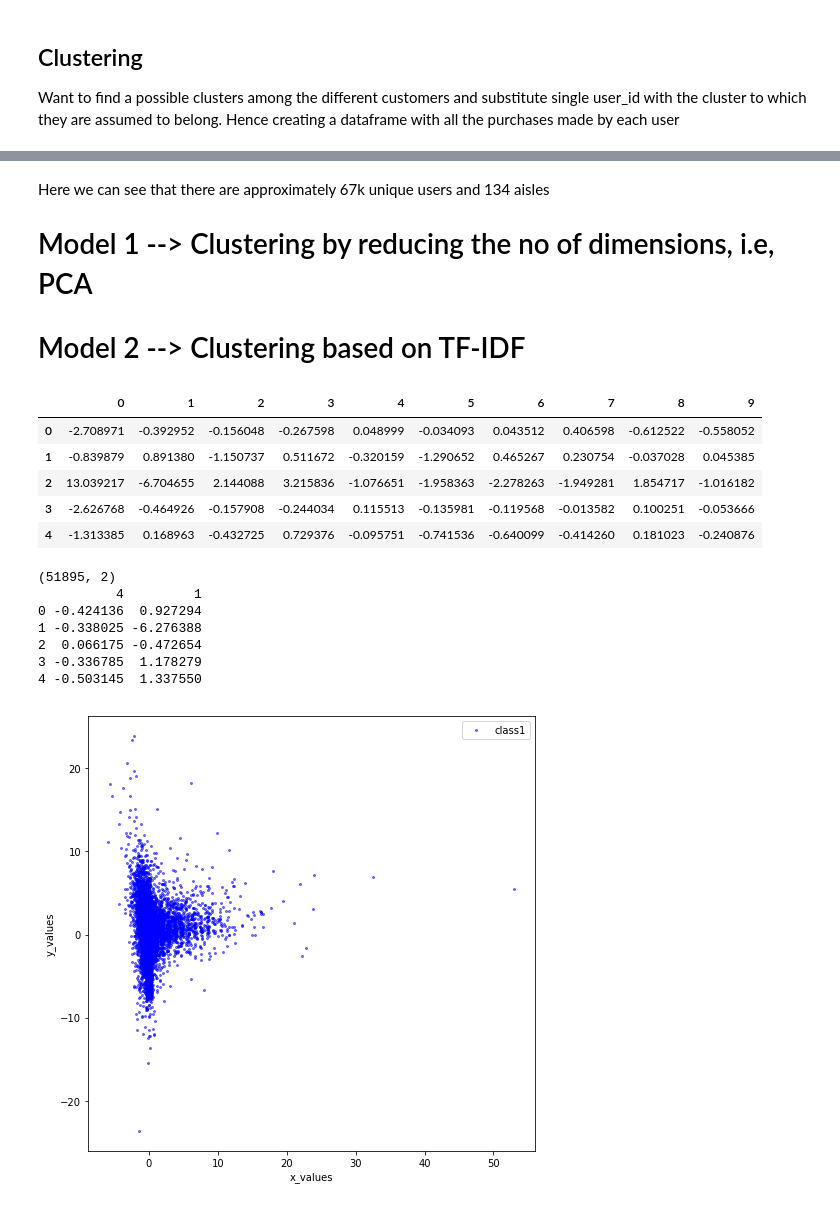
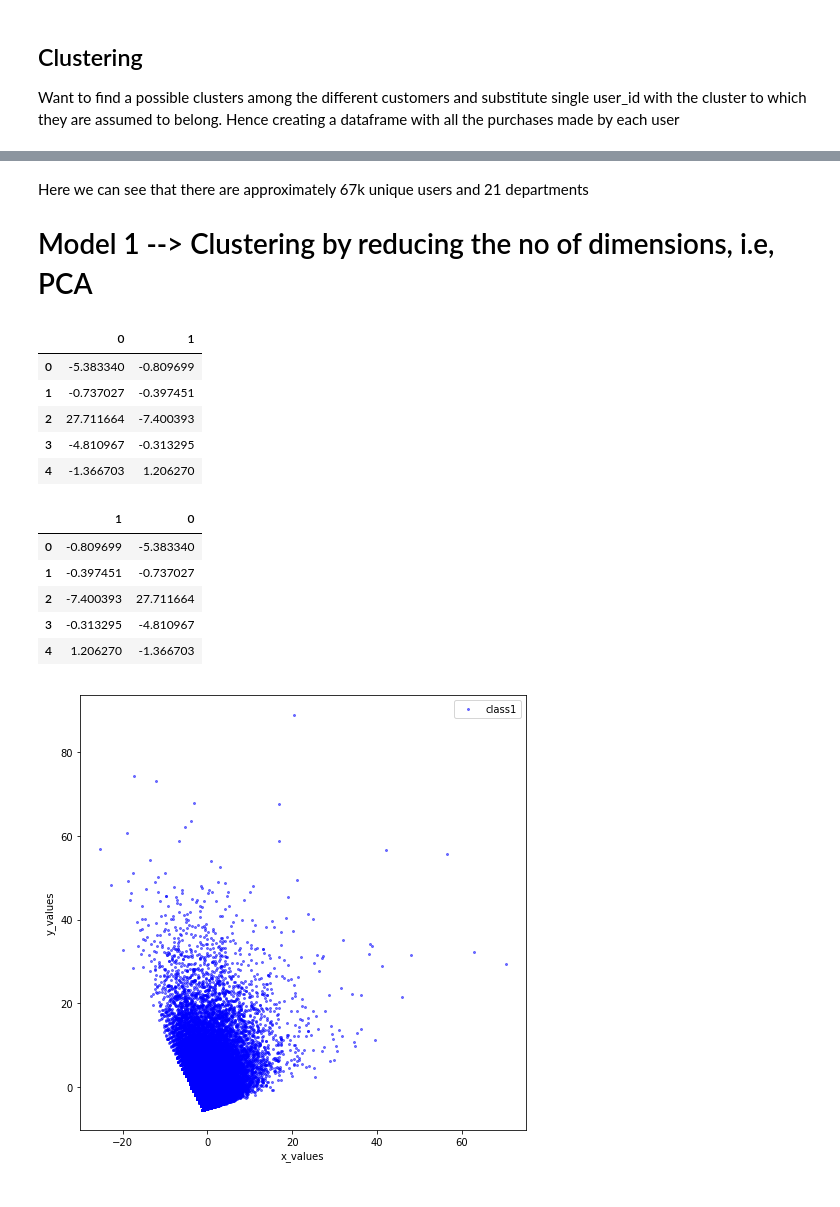
Before and after one commit to OmkarMetri/Instacart-Market-Basket-Analysis, a Jupyter notebook: Customer_segmentation.ipynb, the cells around one changed output, grey strips where cells are left out. Drawn from its saved outputs; the diff is of its cells as text; code cells hidden in the pictures.

Commit message:
Model-1
Customer segmentation by reducing the no of dimensions, i.e, PCA and then K-Means clustering

```diff
--- a/Customer_segmentation.ipynb
+++ b/Customer_segmentation.ipynb
@@ -70,6 +85,7 @@ new_prior.head()
 final_df = pd.merge(new_prior,products, on = ['product_id','product_id'])
 final_df = pd.merge(final_df,orders,on=['order_id','order_id'])
 final_df = pd.merge(final_df,aisles,on=['aisle_id','aisle_id'])
+final_df = pd.merge(final_df,departments, on=['department_id', 'department_id'])
 print(final_df.shape)
 final_df.head(10)
 # %% [output]
@@ -111,7 +137,7 @@ Name: aisle, dtype: int64
 ## Clustering
 Want to find a possible clusters among the different customers and substitute single user_id with the cluster to which they are assumed to belong. Hence creating a dataframe with all the purchases made by each user
 # %%
-customer_prod = pd.crosstab(final_df['user_id'], final_df['aisle'])
+customer_prod = pd.crosstab(final_df['user_id'], final_df['department'])
 print(customer_prod.shape)
 customer_prod.head(10)
 # %% [output]
@@ -132,44 +158,40 @@ customer_prod.head(10)
 # %% [markdown]
-Here we can see that there are approximately 67k unique users and 134 aisles
+Here we can see that there are approximately 67k unique users and 21 departments
 
 # Model 1 --> Clustering by reducing the no of dimensions, i.e, PCA
-# Model 2 --> Clustering based on TF-IDF
 # %%
 #Model 1
-#Trial n error for choosing no of principal components
-pca = PCA(n_components=10)
+#Fitting it into 2 components
+pca = PCA(n_components=2)
 pca.fit(customer_prod)
 sample_pca = pca.transform(customer_prod)
 reduced_df = pd.DataFrame(sample_pca)
 reduced_df.head()
 # %% [output]
-|  | 0 | 1 | 2 | 3 | 4 | 5 | 6 | 7 | 8 | 9 |
-| 0 | -2.708971 | -0.392952 | -0.156048 | -0.267598 | 0.048999 | -0.034093 | 0.043512 | 0.406598 | -0.612522 | -0.558052 |
-| 1 | -0.839879 | 0.891380 | -1.150737 | 0.511672 | -0.320159 | -1.290652 | 0.465267 | 0.230754 | -0.037028 | 0.045385 |
-| 2 | 13.039217 | -6.704655 | 2.144088 | 3.215836 | -1.076651 | -1.958363 | -2.278263 | -1.949281 | 1.854717 | -1.016182 |
-| 3 | -2.626768 | -0.464926 | -0.157908 | -0.244034 | 0.115513 | -0.135981 | -0.119568 | -0.013582 | 0.100251 | -0.053666 |
-| 4 | -1.313385 | 0.168963 | -0.432725 | 0.729376 | -0.095751 | -0.741536 | -0.640099 | -0.414260 | 0.181023 | -0.240876 |
+|  | 0 | 1 |
+| 0 | -5.383340 | -0.809699 |
+| 1 | -0.737027 | -0.397451 |
+| 2 | 27.711664 | -7.400393 |
+| 3 | -4.810967 | -0.313295 |
+| 4 | -1.366703 | 1.206270 |
+# %%
+tocluster = pd.DataFrame(reduced_df[[1,0]])
+#print(tocluster.shape)
+tocluster.head()
+# %% [output]
+|  | 1 | 0 |
+| 0 | -0.809699 | -5.383340 |
+| 1 | -0.397451 | -0.737027 |
+| 2 | -7.400393 | 27.711664 |
+| 3 | -0.313295 | -4.810967 |
+| 4 | 1.206270 | -1.366703 |
 # %%
-from matplotlib import pyplot as plt
-from mpl_toolkits.mplot3d import Axes3D
-from mpl_toolkits.mplot3d import proj3d
-tocluster = pd.DataFrame(ps[[4,1]])
-print (tocluster.shape)
-print (tocluster.head())
-
 plt.figure(figsize=(8,8))
-plt.plot(tocluster[4], tocluster[1], 'o', markersize=2, color='blue', alpha=0.5, label='class1')
+plt.plot(tocluster[1], tocluster[0], 'o', markersize=2, color='blue', alpha=0.5, label='class1')
 
 plt.xlabel('x_values')
 plt.ylabel('y_values')
 plt.legend()
 plt.show()
 # %% [output]
-(51895, 2)
-          4         1
-0 -0.424136  0.927294
-1 -0.338025 -6.276388
-2  0.066175 -0.472654
-3 -0.336785  1.178279
-4 -0.503145  1.337550
-[figure, old version]
+[figure, new version]
```
Also changed, not shown: parts of 21 cells of this notebook.
